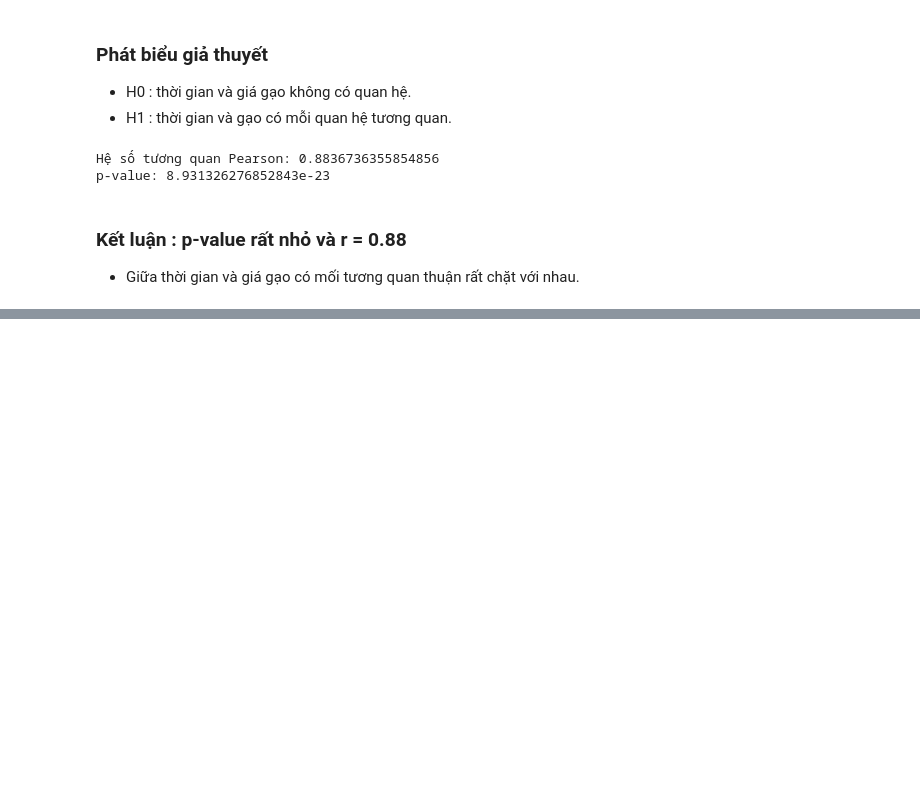
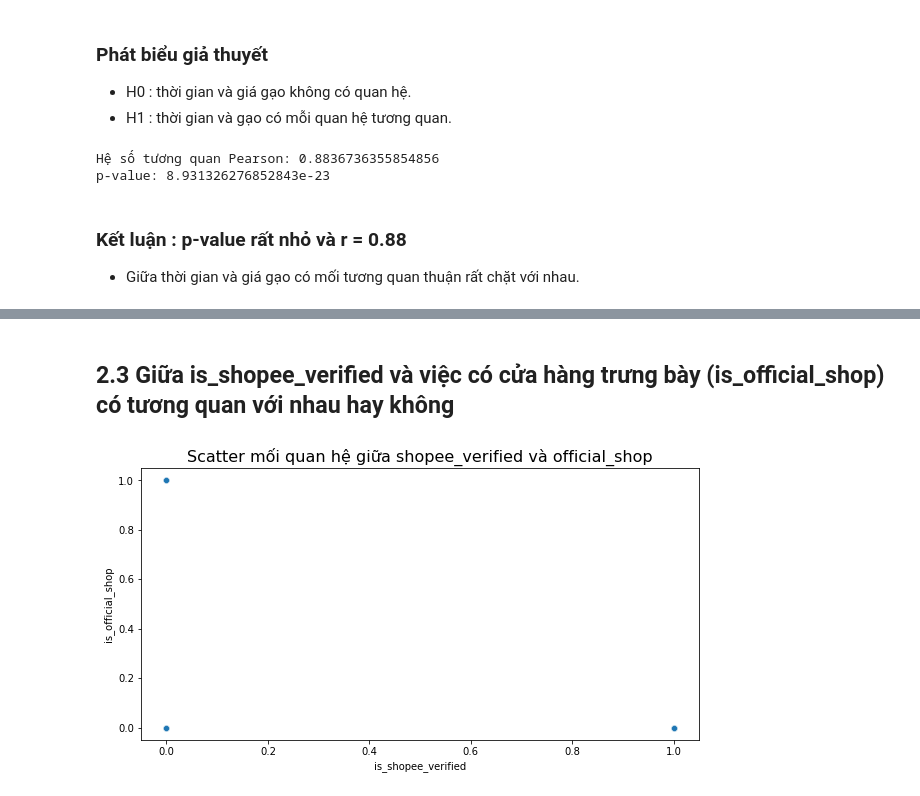
Before and after one commit to ShinNgao12/CodeGym_DA, a Jupyter notebook: Demo_KiemDinhTuongQuan.ipynb, the cells around one changed output, grey strips where cells are left out. Cells and saved outputs as stored; diff of their text form; code cells hidden in the pictures; blank space fills up the shorter version.

```diff
--- a/Demo_KiemDinhTuongQuan.ipynb
+++ b/Demo_KiemDinhTuongQuan.ipynb
@@ -76,0 +151,11 @@ p-value: 8.931326276852843e-23
+# %% [markdown]
+## 2.3 Giữa is_shopee_verified và việc có cửa hàng trưng bày (is_official_shop) có tương quan với nhau hay không
+# %%
+# Xóa các dòng chứa giá trị nan
+df3 = df.dropna(subset=['is_shopee_verified','is_official_shop'])
+# %%
+sns.scatterplot(x = 'is_shopee_verified', y = 'is_official_shop', data = df3)
+plt.title('Scatter mối quan hệ giữa shopee_verified và official_shop', fontsize = 16)
+plt.show()
+# %% [output]
+[figure, added]
```
Also changed, not shown: parts of 21 cells of this notebook.
